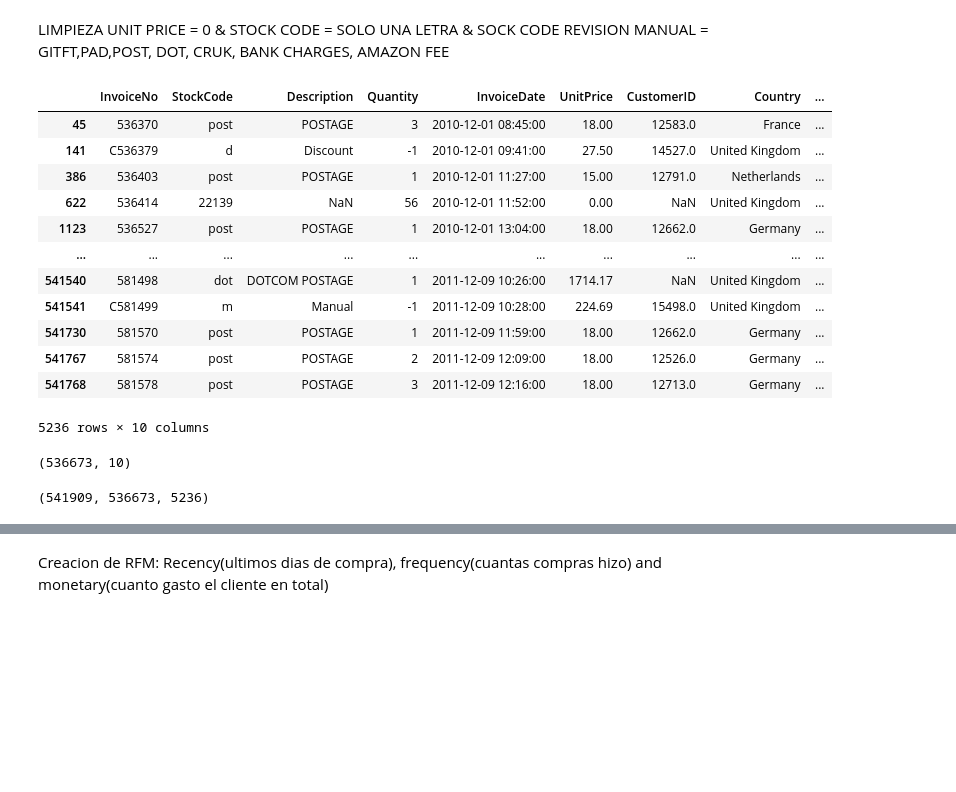
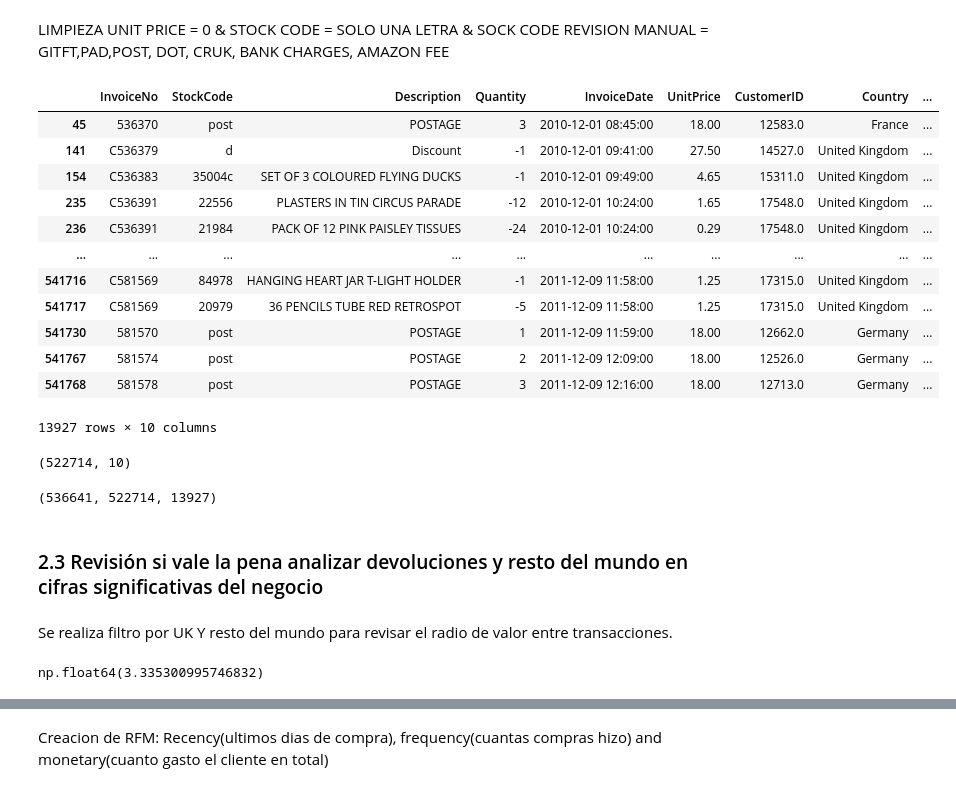
Before and after one commit to Rick2898/Clustering, a Jupyter notebook: clusteting.ipynb, the cells around one changed output, grey strips where cells are left out. Saved outputs shown, nothing was run; the diff lists cells and outputs as text; code cells hidden in the pictures; blank space fills up the shorter version.

```diff
--- a/clusteting.ipynb
+++ b/clusteting.ipynb
@@ -93,0 +101,4 @@ df.describe()
+# %%
+#Se eliminaron los duplicados
+df=df.drop_duplicates(keep='first')
+df.shape
@@ -272,7 +295,7 @@ invalid_codes = ["gift", "pad", "post", "dot", "cruk", "bank charges", "amazon f
 
 # Condiciones
 cond_price = df["UnitPrice"] == 0
-
+cond_negative_Quantity = df['Quantity'] < 0
 cond_one_letter = (
     (df["StockCode"].str.len() == 1) &
     (df["StockCode"].str.isalpha())
@@ -281,29 +304,47 @@ cond_one_letter = (
 cond_manual = df["StockCode"].isin(invalid_codes)
 
 # Filtro final (mantener lo válido)
-df_clean = df[~(cond_price | cond_one_letter | cond_manual)]
+df_clean = df[~(cond_price | cond_one_letter | cond_manual | cond_negative_Quantity)]
 # %%
-df_removed = df[cond_price | cond_one_letter | cond_manual]
+# impresion de lectura de los datos removidos
+df_removed = df[cond_price | cond_one_letter | cond_manual| cond_negative_Quantity]
 df_removed
 # %% [output]
 |  | InvoiceNo | StockCode | Description | Quantity | InvoiceDate | UnitPrice | CustomerID | Country | ... |
 | 45 | 536370 | post | POSTAGE | 3 | 2010-12-01 08:45:00 | 18.00 | 12583.0 | France | ... |
 | 141 | C536379 | d | Discount | -1 | 2010-12-01 09:41:00 | 27.50 | 14527.0 | United Kingdom | ... |
-| 386 | 536403 | post | POSTAGE | 1 | 2010-12-01 11:27:00 | 15.00 | 12791.0 | Netherlands | ... |
-| 622 | 536414 | 22139 | NaN | 56 | 2010-12-01 11:52:00 | 0.00 | NaN | United Kingdom | ... |
-| 1123 | 536527 | post | POSTAGE | 1 | 2010-12-01 13:04:00 | 18.00 | 12662.0 | Germany | ... |
+| 154 | C536383 | 35004c | SET OF 3 COLOURED FLYING DUCKS | -1 | 2010-12-01 09:49:00 | 4.65 | 15311.0 | United Kingdom | ... |
+| 235 | C536391 | 22556 | PLASTERS IN TIN CIRCUS PARADE | -12 | 2010-12-01 10:24:00 | 1.65 | 17548.0 | United Kingdom | ... |
+| 236 | C536391 | 21984 | PACK OF 12 PINK PAISLEY TISSUES | -24 | 2010-12-01 10:24:00 | 0.29 | 17548.0 | United Kingdom | ... |
 | ... | ... | ... | ... | ... | ... | ... | ... | ... | ... |
-| 541540 | 581498 | dot | DOTCOM POSTAGE | 1 | 2011-12-09 10:26:00 | 1714.17 | NaN | United Kingdom | ... |
-| 541541 | C581499 | m | Manual | -1 | 2011-12-09 10:28:00 | 224.69 | 15498.0 | United Kingdom | ... |
+| 541716 | C581569 | 84978 | HANGING HEART JAR T-LIGHT HOLDER | -1 | 2011-12-09 11:58:00 | 1.25 | 17315.0 | United Kingdom | ... |
+| 541717 | C581569 | 20979 | 36 PENCILS TUBE RED RETROSPOT | -5 | 2011-12-09 11:58:00 | 1.25 | 17315.0 | United Kingdom | ... |
 | 541730 | 581570 | post | POSTAGE | 1 | 2011-12-09 11:59:00 | 18.00 | 12662.0 | Germany | ... |
 | 541767 | 581574 | post | POSTAGE | 2 | 2011-12-09 12:09:00 | 18.00 | 12526.0 | Germany | ... |
 | 541768 | 581578 | post | POSTAGE | 3 | 2011-12-09 12:16:00 | 18.00 | 12713.0 | Germany | ... |
-5236 rows × 10 columns
+13927 rows × 10 columns
 # %%
 df_clean.shape
 # %% [output]
-(536673, 10)
+(522714, 10)
 # %%
+# cantidad de filas original, filtrada y cantidad removida
 len(df), len(df_clean), len(df_removed)
 # %% [output]
-(541909, 536673, 5236)
+(536641, 522714, 13927)
+# %% [markdown]
+### 2.3 Revisión si vale la pena analizar devoluciones y resto del mundo en cifras significativas del negocio
+# %% [markdown]
+Se realiza filtro por UK Y resto del mundo para revisar el radio de valor entre transacciones.
+# %%
+# filtro de UK
+UK_df= df_clean[df_clean['Country']=='United Kingdom']
+# Dinero UK
+dinero_UK=df_clean.loc[df_clean['Country'] == 'United Kingdom','UnitPrice'].sum()
+# Transacciones de UK
+T_UK=df_clean.loc[df_clean['Country'] == 'United Kingdom','UnitPrice'].count()
+#Radio de UK
+rate_UK=dinero_UK / T_UK
+rate_UK
+# %% [output]
+np.float64(3.335300995746832)
```
Also changed, not shown: parts of 30 cells of this notebook.
